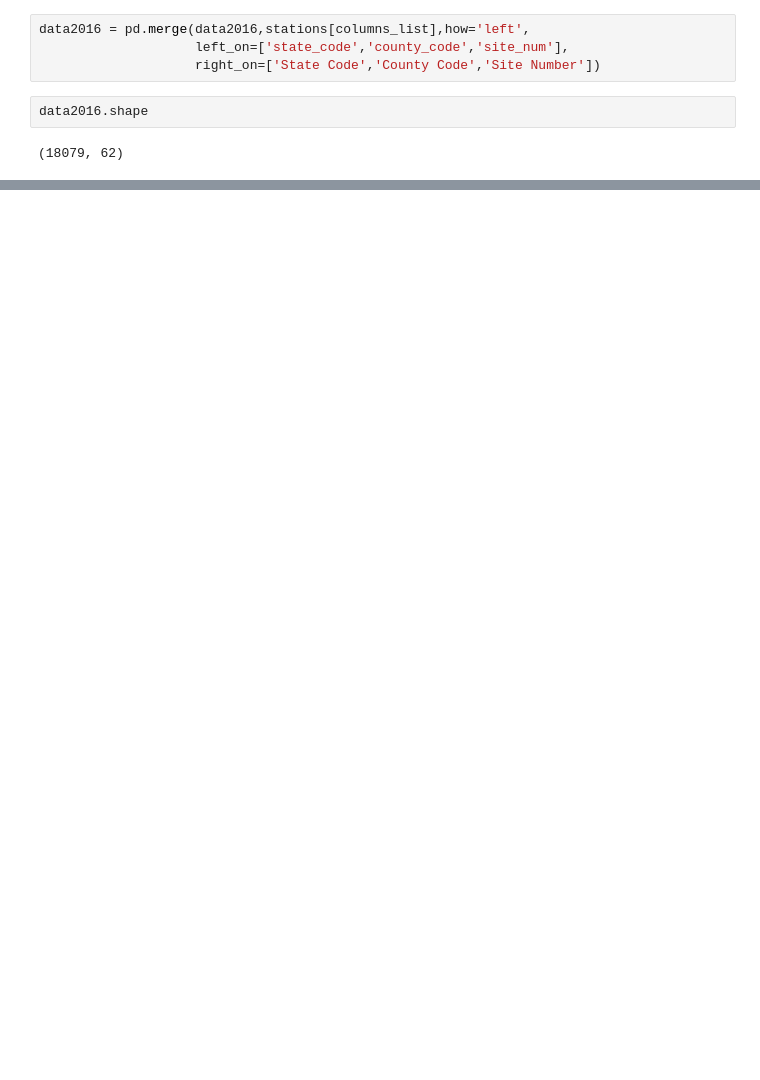
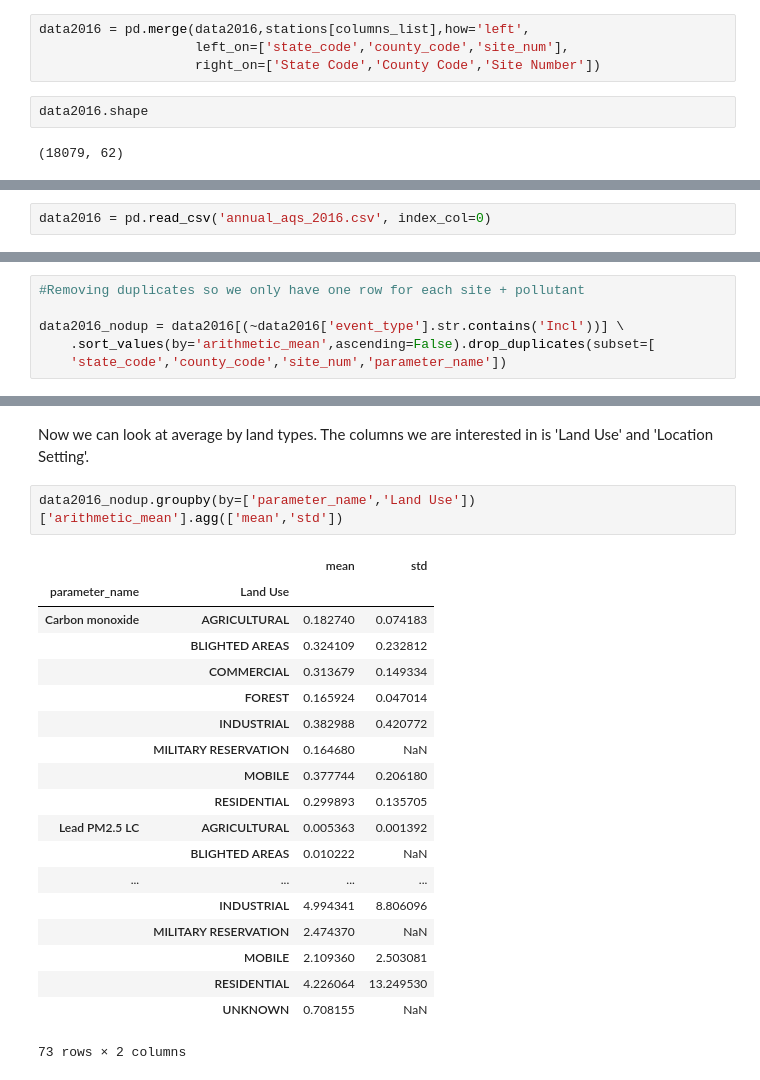
Before and after one commit to nnvutisa/AQS, a Jupyter notebook: create_tables.ipynb, the cells around one changed output, grey strips where cells are left out. Saved outputs shown, nothing was run; the diff lists cells and outputs as text; blank space fills up the shorter version.

Commit message:
worked on land type analysis

```diff
--- a/create_tables.ipynb
+++ b/create_tables.ipynb
@@ -302,0 +294,2 @@ summ[summ.index.get_level_values(1)=='mean']
+# %%
+data2016 = pd.read_csv('annual_aqs_2016.csv', index_col=0)
@@ -302,0 +301,6 @@ summ[summ.index.get_level_values(1)=='mean']
+# %%
+#Removing duplicates so we only have one row for each site + pollutant
+
+data2016_nodup = data2016[(~data2016['event_type'].str.contains('Incl'))] \
+    .sort_values(by='arithmetic_mean',ascending=False).drop_duplicates(subset=[
+    'state_code','county_code','site_num','parameter_name'])
@@ -302,0 +322,24 @@ summ[summ.index.get_level_values(1)=='mean']
+# %% [markdown]
+Now we can look at average by land types. The columns we are interested in is 'Land Use' and 'Location Setting'.
+# %%
+data2016_nodup.groupby(by=['parameter_name','Land Use'])['arithmetic_mean'].agg(['mean','std'])
+# %% [output]
+|  |  | mean | std |
+| parameter_name | Land Use |  |  |
+| Carbon monoxide | AGRICULTURAL | 0.182740 | 0.074183 |
+|  | BLIGHTED AREAS | 0.324109 | 0.232812 |
+|  | COMMERCIAL | 0.313679 | 0.149334 |
+|  | FOREST | 0.165924 | 0.047014 |
+|  | INDUSTRIAL | 0.382988 | 0.420772 |
+|  | MILITARY RESERVATION | 0.164680 | NaN |
+|  | MOBILE | 0.377744 | 0.206180 |
+|  | RESIDENTIAL | 0.299893 | 0.135705 |
+| Lead PM2.5 LC | AGRICULTURAL | 0.005363 | 0.001392 |
+|  | BLIGHTED AREAS | 0.010222 | NaN |
+| ... | ... | ... | ... |
+|  | INDUSTRIAL | 4.994341 | 8.806096 |
+|  | MILITARY RESERVATION | 2.474370 | NaN |
+|  | MOBILE | 2.109360 | 2.503081 |
+|  | RESIDENTIAL | 4.226064 | 13.249530 |
+|  | UNKNOWN | 0.708155 | NaN |
+73 rows × 2 columns
```
Also changed, not shown: parts of 9 cells of this notebook, 1 other file.
